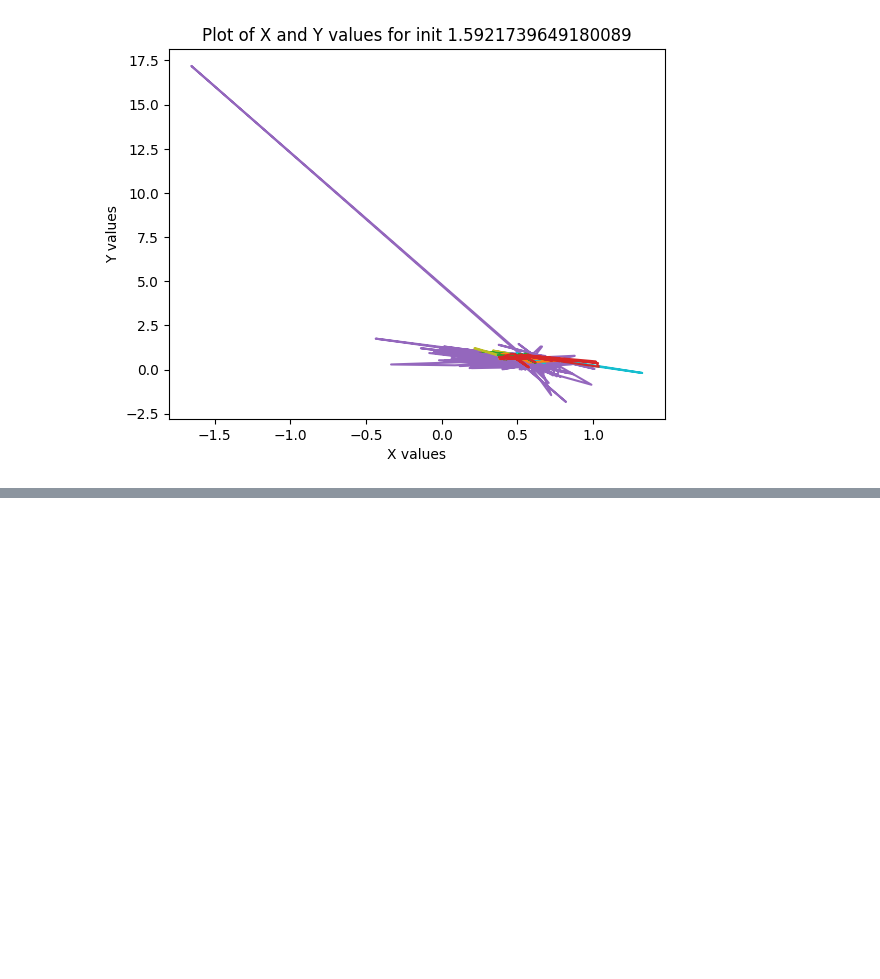
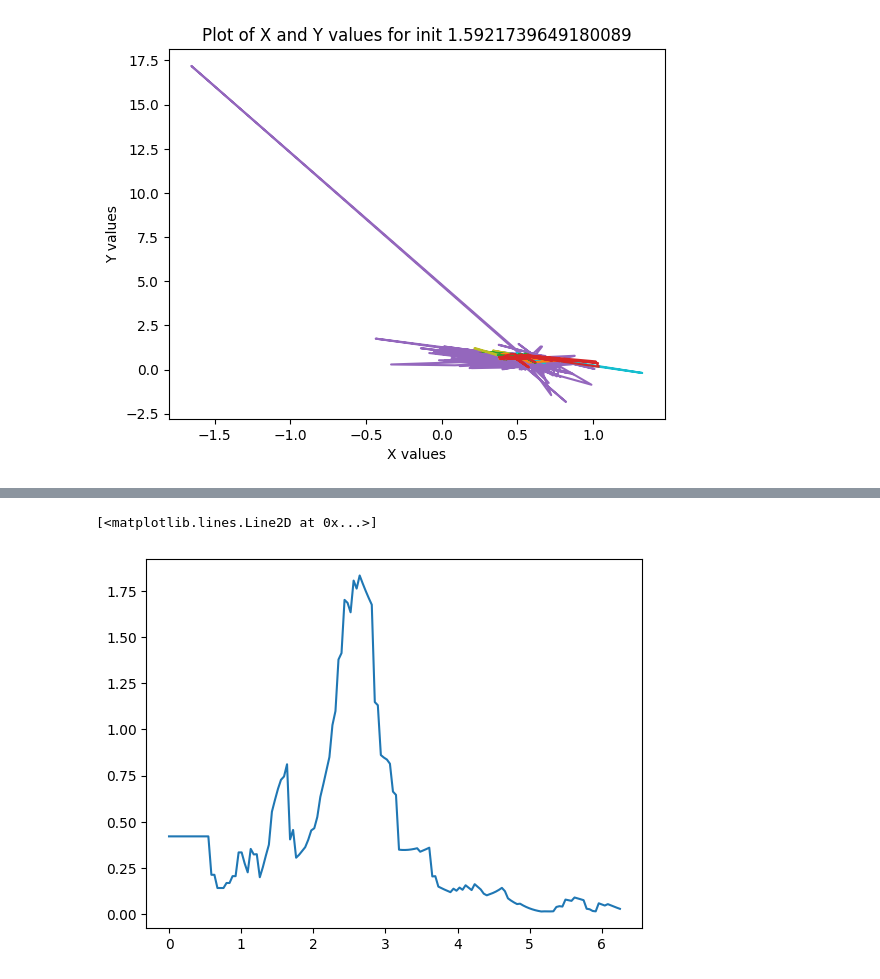
Before and after one commit to QuentinPerret/PFE-EyeTracking, a Jupyter notebook: data_analyzer.ipynb, the cells around one changed output, grey strips where cells are left out. Saved outputs shown, nothing was run; the diff lists cells and outputs as text; code cells hidden in the pictures; blank space fills up the shorter version.

Commit message:
add mask video center and mesure distance at each moment

```diff
--- a/data_analyzer.ipynb
+++ b/data_analyzer.ipynb
@@ -377,0 +405,25 @@ Video processing complete. Output video saved to: output_video.mp4
+# %%
+video_path  = data.iloc[0].videos
+fixations = data.iloc[0].fixations
+
+center  = objectCenter[objectCenter['videoPath'] == video_path]['objectCenter'].tolist()[0]
+
+d = np.zeros(len(center))
+i_frame = 0
+
+for i , fix  in enumerate(fixations):
+    x , y , _ , ti , te  = fix[0:5]
+    t = i_frame * 1/24
+    while t < te:
+        t = i_frame * 1/24
+        x_center , y_center = center[i_frame]
+        dist = (x_center - x) ** 2 + (y_center - y) ** 2
+        d[i_frame] = dist
+        i_frame+=1
+# %%
+nt = np.array(range(i_frame)) * 1/24
+time = np.linspace(0,6.25,150)
+plt.plot(time,d)
+# %% [output]
+[<matplotlib.lines.Line2D at 0x...>]
+[figure, added]
```
Also changed, not shown: parts of 11 cells of this notebook, 4 other files.
